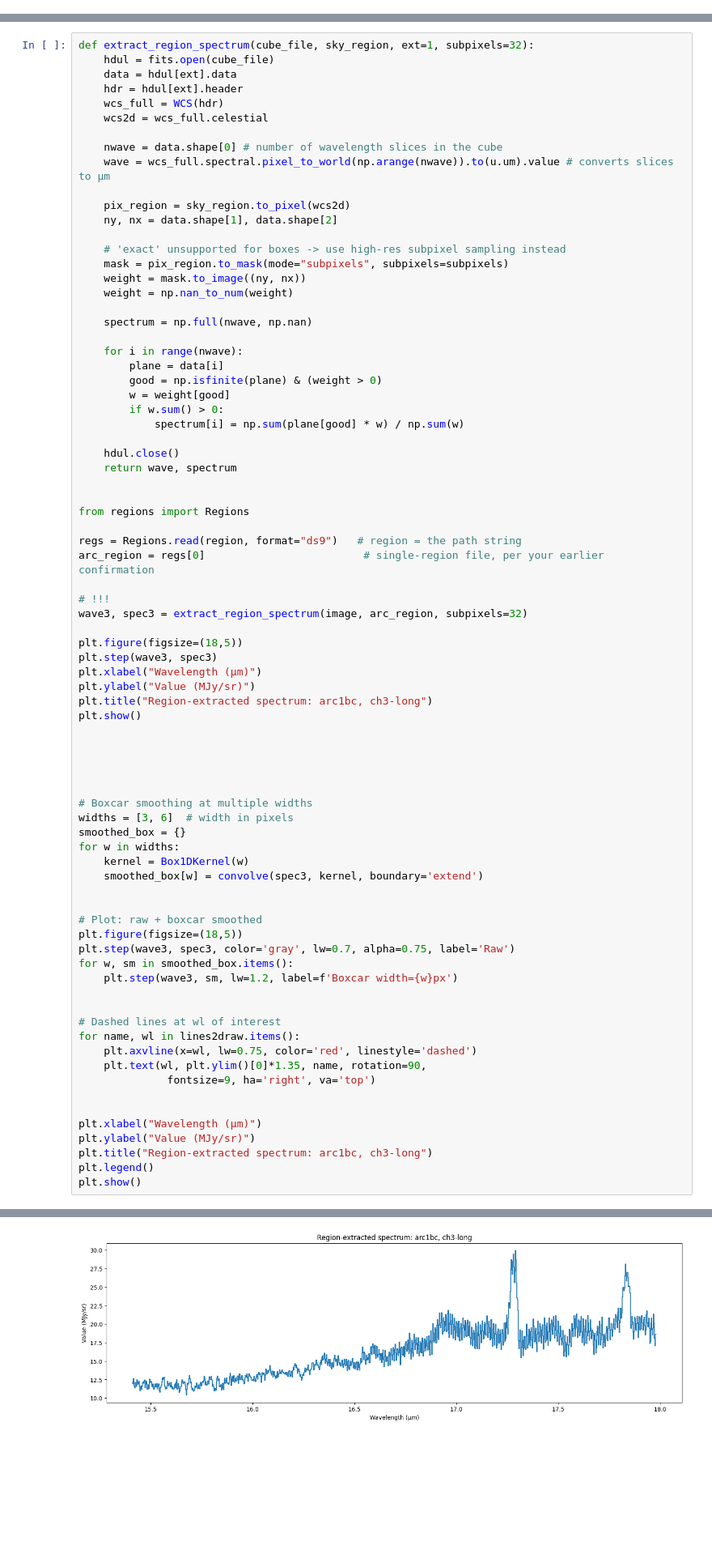
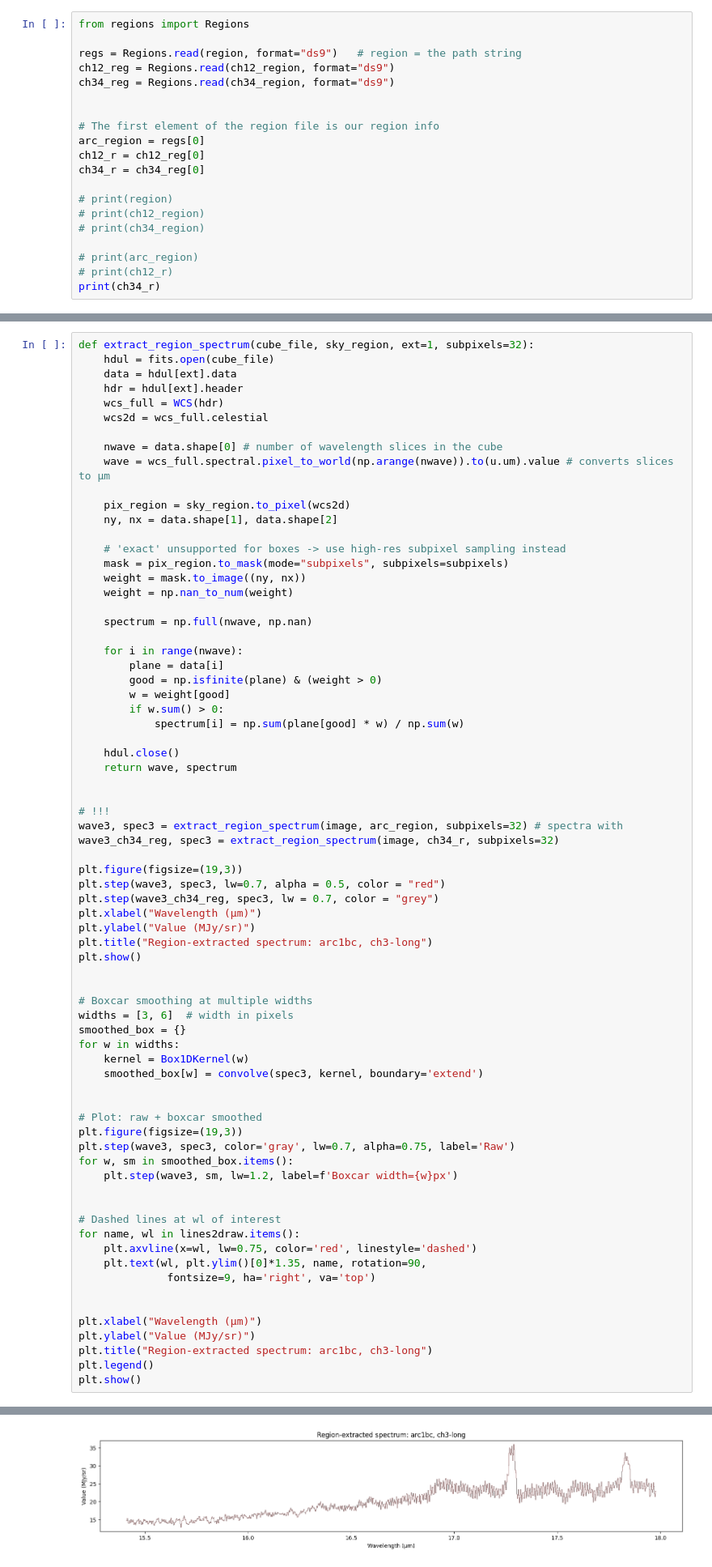
Before and after one commit to fa-yil/miri_bg_subtract, a Jupyter notebook: miri_notebook/spectroscopy.ipynb, the cells around one changed output, grey strips where cells are left out. Shown at 81% size. Cells and saved outputs as stored; diff of their text form; blank space fills up the shorter version.

```diff
--- a/miri_notebook/spectroscopy.ipynb
+++ b/miri_notebook/spectroscopy.ipynb
@@ -239,0 +274,20 @@ plt.show()
+# %%
+from regions import Regions
+
+regs = Regions.read(region, format="ds9")   # region = the path string
+ch12_reg = Regions.read(ch12_region, format="ds9")
+ch34_reg = Regions.read(ch34_region, format="ds9")
+
+
+# The first element of the region file is our region info
+arc_region = regs[0]
+ch12_r = ch12_reg[0]
+ch34_r = ch34_reg[0]
+
+# print(region)
+# print(ch12_region)
+# print(ch34_region)
+
+# print(arc_region)
+# print(ch12_r)
+print(ch34_r)
@@ -269,23 +441,17 @@ def extract_region_spectrum(cube_file, sky_region, ext=1, subpixels=32):
     return wave, spectrum
 
 
-from regions import Regions
+# !!!
+wave3, spec3 = extract_region_spectrum(image, arc_region, subpixels=32) # spectra with
+wave3_ch34_reg, spec3 = extract_region_spectrum(image, ch34_r, subpixels=32)
 
-regs = Regions.read(region, format="ds9")   # region = the path string
-arc_region = regs[0]                         # single-region file, per your earlier confirmation
-
-# !!!
-wave3, spec3 = extract_region_spectrum(image, arc_region, subpixels=32)
-
-plt.figure(figsize=(18,5))
-plt.step(wave3, spec3)
+plt.figure(figsize=(19,3))
+plt.step(wave3, spec3, lw=0.7, alpha = 0.5, color = "red")
+plt.step(wave3_ch34_reg, spec3, lw = 0.7, color = "grey")
 plt.xlabel("Wavelength (μm)")
 plt.ylabel("Value (MJy/sr)")
 plt.title("Region-extracted spectrum: arc1bc, ch3-long")
 plt.show()
-
-
-
 
 
 # Boxcar smoothing at multiple widths
@@ -297,7 +463,7 @@ for w in widths:
 
 
 # Plot: raw + boxcar smoothed
-plt.figure(figsize=(18,5))
+plt.figure(figsize=(19,3))
 plt.step(wave3, spec3, color='gray', lw=0.7, alpha=0.75, label='Raw')
 for w, sm in smoothed_box.items():
     plt.step(wave3, sm, lw=1.2, label=f'Boxcar width={w}px')
@@ -325 +497 @@ Set OBSGEO-H to 1626787592.699 from OBSGEO-[XYZ]'. [astropy.wcs.wcs]
-[figure, old version]
+[figure, new version]
```
Also changed, not shown: parts of 12 cells of this notebook, 4 other files.
